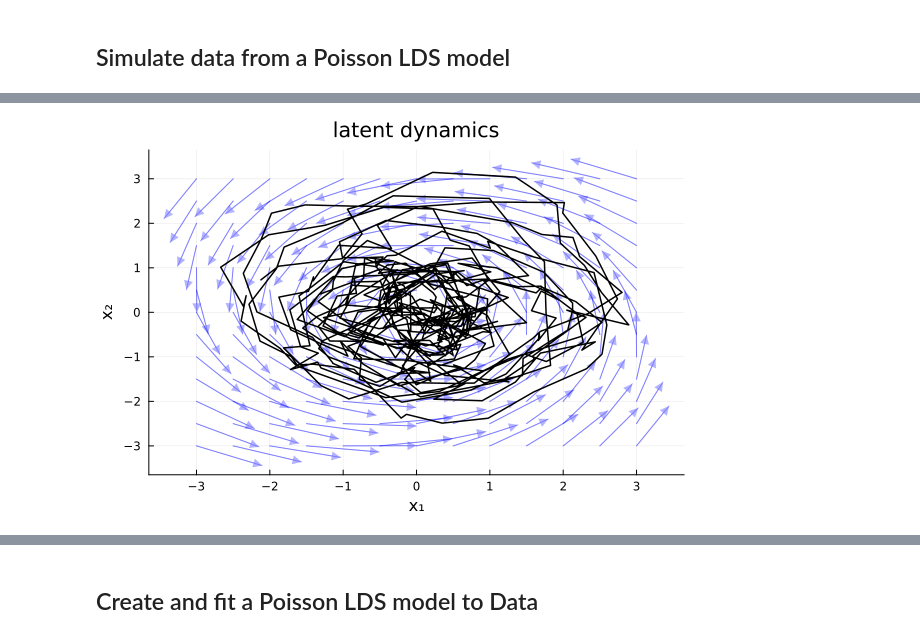
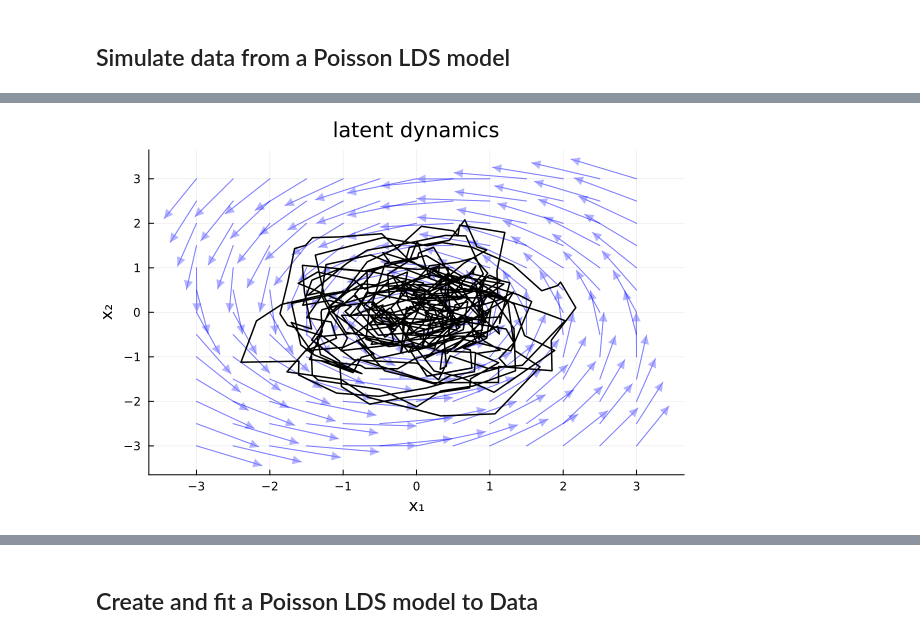
Before and after one commit to depasquale-lab/StateSpaceDynamics.jl, a Jupyter notebook: notebooks/PoissonLDS.ipynb, the cells around one changed output, grey strips where cells are left out. Saved outputs shown, nothing was run; the diff lists cells and outputs as text; code cells hidden in the pictures.

Commit message:
Switch to using Column Major Order for LinearDynamicalSystems.jl

```diff
--- a/notebooks/PoissonLDS.ipynb
+++ b/notebooks/PoissonLDS.ipynb
@@ -49,33 +49,33 @@ latents, observations = StateSpaceDynamics.sample(true_ssm, tSteps, 1) # one tri
 # %%
 # Create a grid for the vector field
 x = y = -3:0.5:3
 X = repeat(x', length(y), 1)
 Y = repeat(y, 1, length(x))
 
 # Assuming x and y are your grid points
 U = zeros(size(X))
 V = zeros(size(Y))
 for i in 1:size(X, 1)
     for j in 1:size(X, 2)
         v = A * [X[i,j], Y[i,j]]
         U[i,j] = v[1] - X[i,j]  # Change in x
         V[i,j] = v[2] - Y[i,j]  # Change in y
     end
 end
 # Normalize the vectors for better visualization
 magnitude = @. sqrt(U^2 + V^2)
 U_norm, V_norm = U ./ magnitude, V ./ magnitude
 
 magnitude = @. sqrt(U^2 + V^2)
 U_norm = U ./ magnitude
 V_norm = V ./ magnitude
 
 # Plot
 p = quiver(X, Y, quiver=(U_norm, V_norm), color=:blue, alpha=0.3,
            linewidth=1, arrow=arrow(:closed, :head, 0.1, 0.1))
-plot!(latents[1, :, 1], latents[1, :, 2], xlabel="x₁", ylabel="x₂", color=:black, linewidth=1.5, title="latent dynamics", legend=false)
+plot!(latents[1, :, 1], latents[2, :, 1], xlabel="x₁", ylabel="x₂", color=:black, linewidth=1.5, title="latent dynamics", legend=false)
 # %% [output]
-[figure, old version]
+[figure, new version]
 # %%
 # plot the latent factors and the observations
 
```
Also changed, not shown: parts of 7 cells of this notebook, 7 other files.
